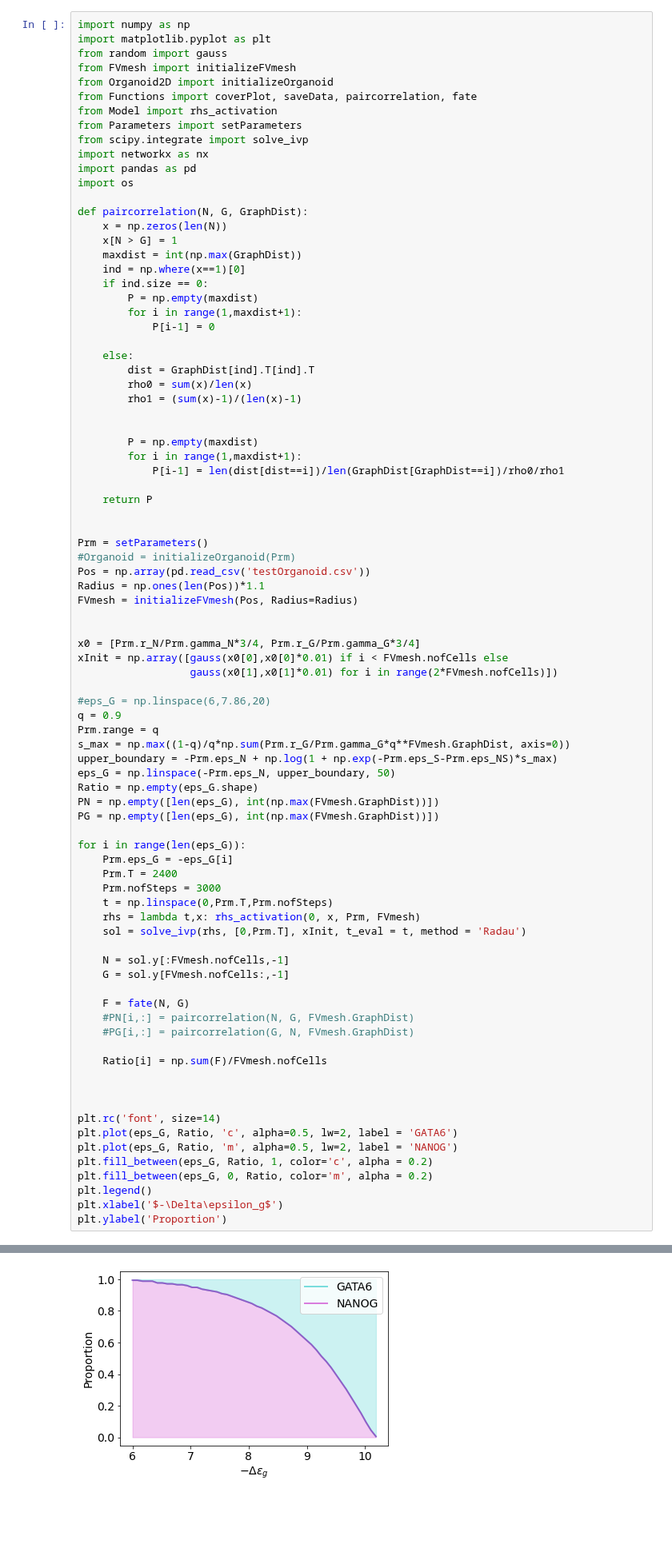
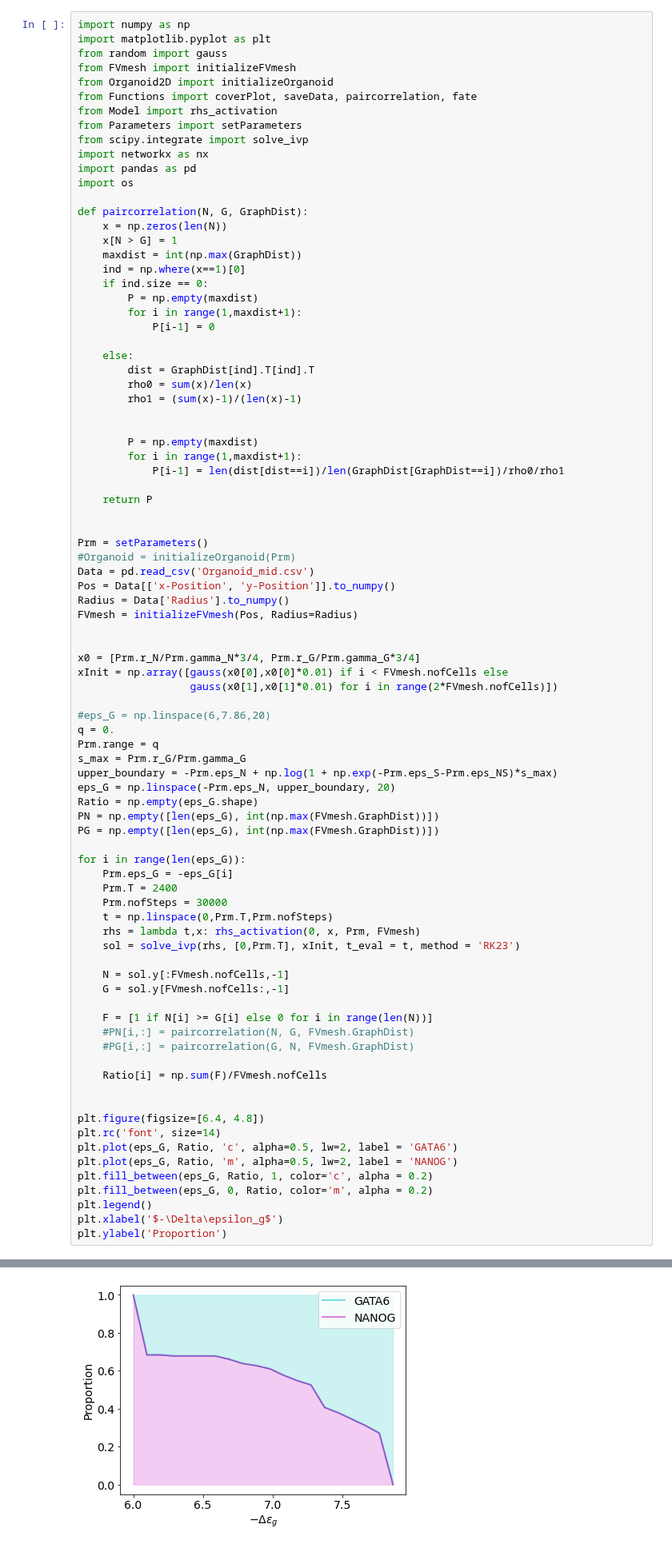
Before and after one commit to SchardtS/Cell-Differentiation, a Jupyter notebook: Data Production.ipynb, the cells around one changed output, grey strips where cells are left out. Shown at 80% size. Cells and saved outputs as stored; diff of their text form; blank space fills up the shorter version.

```diff
--- a/Data Production.ipynb
+++ b/Data Production.ipynb
@@ -410,8 +410,9 @@ def paircorrelation(N, G, GraphDist):
 
 Prm = setParameters()
 #Organoid = initializeOrganoid(Prm)
-Pos = np.array(pd.read_csv('testOrganoid.csv'))
-Radius = np.ones(len(Pos))*1.1
+Data = pd.read_csv('Organoid_mid.csv')
+Pos = Data[['x-Position', 'y-Position']].to_numpy()
+Radius = Data['Radius'].to_numpy()
 FVmesh = initializeFVmesh(Pos, Radius=Radius)
 
 
@@ -420,43 +421,43 @@ xInit = np.array([gauss(x0[0],x0[0]*0.01) if i < FVmesh.nofCells else
                   gauss(x0[1],x0[1]*0.01) for i in range(2*FVmesh.nofCells)])
 
 #eps_G = np.linspace(6,7.86,20)
-q = 0.9
+q = 0.
 Prm.range = q
-s_max = np.max((1-q)/q*np.sum(Prm.r_G/Prm.gamma_G*q**FVmesh.GraphDist, axis=0))
+s_max = Prm.r_G/Prm.gamma_G
 upper_boundary = -Prm.eps_N + np.log(1 + np.exp(-Prm.eps_S-Prm.eps_NS)*s_max)
-eps_G = np.linspace(-Prm.eps_N, upper_boundary, 50)
+eps_G = np.linspace(-Prm.eps_N, upper_boundary, 20)
 Ratio = np.empty(eps_G.shape)
 PN = np.empty([len(eps_G), int(np.max(FVmesh.GraphDist))])
 PG = np.empty([len(eps_G), int(np.max(FVmesh.GraphDist))])
 
 for i in range(len(eps_G)):
     Prm.eps_G = -eps_G[i]
     Prm.T = 2400
-    Prm.nofSteps = 3000
+    Prm.nofSteps = 30000
     t = np.linspace(0,Prm.T,Prm.nofSteps)
     rhs = lambda t,x: rhs_activation(0, x, Prm, FVmesh)
-    sol = solve_ivp(rhs, [0,Prm.T], xInit, t_eval = t, method = 'Radau')
+    sol = solve_ivp(rhs, [0,Prm.T], xInit, t_eval = t, method = 'RK23')
 
     N = sol.y[:FVmesh.nofCells,-1]
     G = sol.y[FVmesh.nofCells:,-1]
 
-    F = fate(N, G)
+    F = [1 if N[i] >= G[i] else 0 for i in range(len(N))]
     #PN[i,:] = paircorrelation(N, G, FVmesh.GraphDist)
     #PG[i,:] = paircorrelation(G, N, FVmesh.GraphDist)
 
     Ratio[i] = np.sum(F)/FVmesh.nofCells
 
 
-
+plt.figure(figsize=[6.4, 4.8])
 plt.rc('font', size=14)
 plt.plot(eps_G, Ratio, 'c', alpha=0.5, lw=2, label = 'GATA6')
 plt.plot(eps_G, Ratio, 'm', alpha=0.5, lw=2, label = 'NANOG')
 plt.fill_between(eps_G, Ratio, 1, color='c', alpha = 0.2)
 plt.fill_between(eps_G, 0, Ratio, color='m', alpha = 0.2)
 plt.legend()
 plt.xlabel('$-\Delta\epsilon_g$')
 plt.ylabel('Proportion')
 # %% [output]
 Text(0, 0.5, 'Proportion')
-[figure, old version]
+[figure, new version]
 # %%
```
Also changed, not shown: parts of 4 cells of this notebook, 13 other files.
